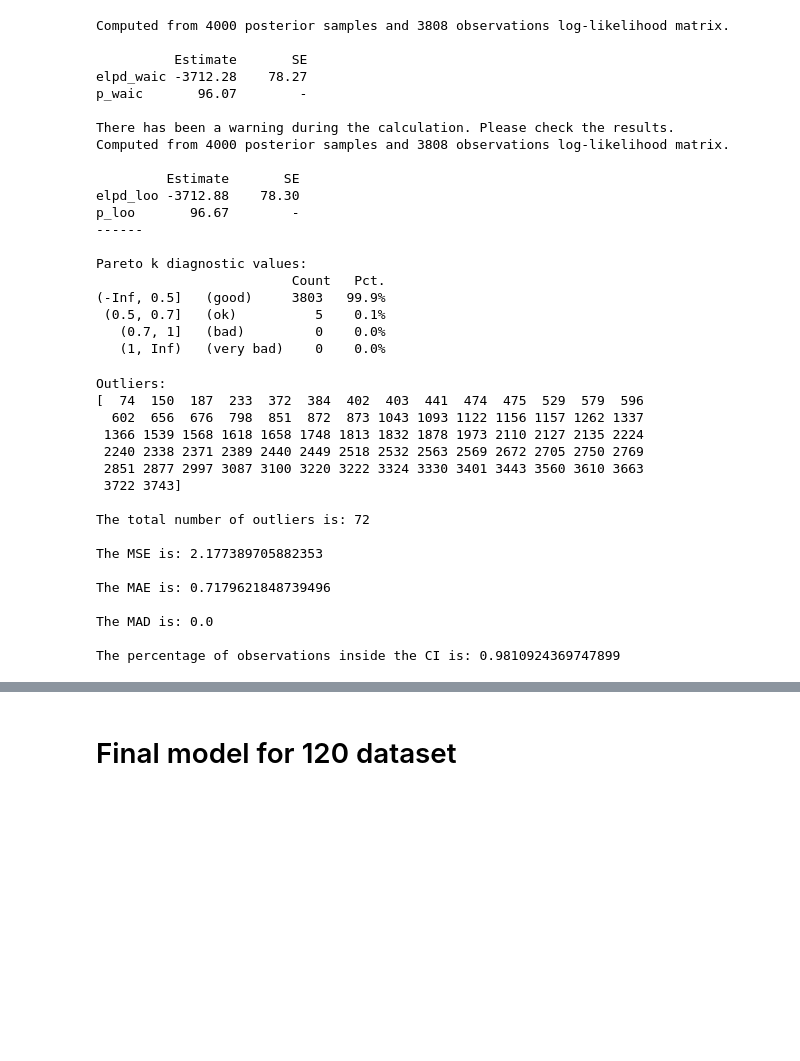
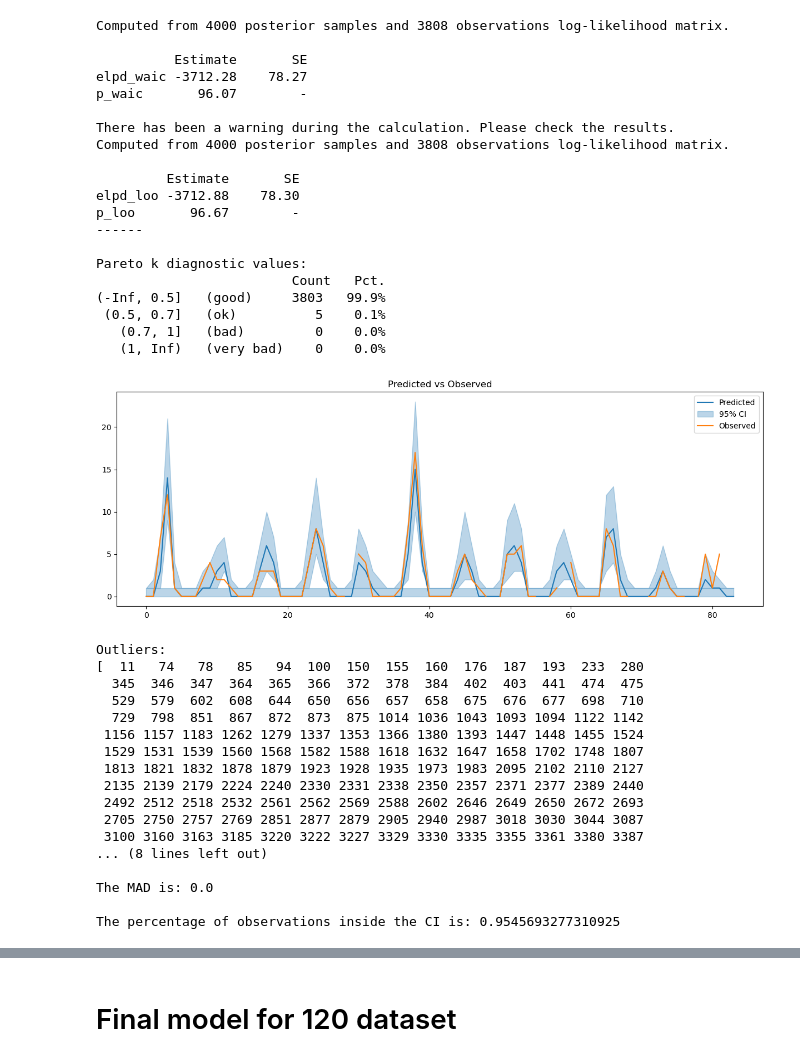
Before and after one commit to venanzjones/Bayesian_Project, a Jupyter notebook: main/Modello/Final_Models.ipynb, the cells around one changed output, grey strips where cells are left out. Saved outputs shown, nothing was run; the diff lists cells and outputs as text; code cells hidden in the pictures; blank space fills up the shorter version.

```diff
--- a/main/Modello/Final_Models.ipynb
+++ b/main/Modello/Final_Models.ipynb
@@ -152,6 +147,25 @@ Pareto k diagnostic values:
    (1, Inf)   (very bad)    0    0.0%
 # %%
 alpha = 0.05
-y_pred, metrics = post_pred.predict(CI=True,
-                                       alpha = alpha,
-                                       error_metrics = True)
+y_pred, metrics = post_pred.predict(error_metrics=True)
+# %%
+y_pred_temp = post_pred.posterior.y_pred.stack(sample=("chain", "draw"))
+y_pred_temp_miss = post_pred.posterior.y_pred_miss.stack(sample=("chain", "draw"))
+
+pred_list_obs = [[] for i in range(0,len(idx_obs))]
+idx_temp = np.where(post_pred.posterior.y_pred > 0)
+for i in range(0,len(idx_obs)):
+    pred_list_obs[i].append(y_pred_temp[i].values[np.where(y_pred_temp[i].values > 0)])
+
+pred_list_miss = [[] for i in range(0,len(idx_miss))]
+idx_temp = np.where(post_pred.posterior.y_pred_miss > 0)
+for i in range(0,len(idx_miss)):
+    pred_list_miss[i].append(y_pred_temp_miss[i].values[np.where(y_pred_temp_miss[i].values > 0)]) #Non manca un miss?
+
+pred_list_obs = pd.Series(pred_list_obs, index=idx_obs)
+pred_list_miss = pd.Series(pred_list_miss, index=idx_miss)
+
+pred_list = pd.concat([pred_list_obs, pred_list_miss]).sort_index()
+
+pred_list_obs = pred_list_obs.reset_index(drop=True)
+pred_list_miss = pred_list_miss.reset_index(drop=True)
@@ -157,0 +208,16 @@ y_pred, metrics = post_pred.predict(CI=True,
+# %%
+station_num_to_plot = 1 # Change this to plot a different station, -1 to plot manually
+if station_num_to_plot != -1:
+    xx = np.arange(12*7*(station_num_to_plot-1), 12*7*station_num_to_plot)
+else:
+    xx = np.arange(1000, 1200) # Change this for the range of the manual choice
+plt.figure(figsize=(15, 5))
+plt.plot(xx, y_pred.loc[xx, 'pred'], label='Predicted', color = 'C0')
+plt.fill_between(xx, y_star_low[xx], y_star_up[xx], color = 'C0', alpha=0.3, label=f'95% CI')
+plt.fill_between(xx, np.zeros(len(xx)), np.zeros(len(xx))+1,color = 'C0', alpha=0.3)
+plt.plot(xx, Y_data[xx], label='Observed', color = 'C1')
+plt.legend()
+plt.title('Predicted vs Observed')
+plt.show()
+# %% [output]
+[figure, added]
@@ -158,26 +227,26 @@ y_pred, metrics = post_pred.predict(CI=True,
 # %%
-y_obs, residuals, mse, mae, mad, outliers, percentage_inside = metrics.values()
+y_obs, residuals, mse, mae, mad = metrics.values()
 print(f'Outliers:\n{outliers}\n')
 print(f'The total number of outliers is: {len(outliers)}\n')
 print(f'The MSE is: {mse}\n')
 print(f'The MAE is: {mae}\n')
 print(f'The MAD is: {mad}\n')
-print(f'The percentage of observations inside the CI is: {percentage_inside}\n')
+print(f'The percentage of observations inside the CI is: {percentage_inside_CI}\n')
 # %% [output]
 Outliers:
-[  74  150  187  233  372  384  402  403  441  474  475  529  579  596
-  602  656  676  798  851  872  873 1043 1093 1122 1156 1157 1262 1337
- 1366 1539 1568 1618 1658 1748 1813 1832 1878 1973 2110 2127 2135 2224
- 2240 2338 2371 2389 2440 2449 2518 2532 2563 2569 2672 2705 2750 2769
- 2851 2877 2997 3087 3100 3220 3222 3324 3330 3401 3443 3560 3610 3663
- 3722 3743]
-
-The total number of outliers is: 72
-
-The MSE is: 2.177389705882353
-
-The MAE is: 0.7179621848739496
+[  11   74   78   85   94  100  150  155  160  176  187  193  233  280
+  345  346  347  364  365  366  372  378  384  402  403  441  474  475
+  529  579  602  608  644  650  656  657  658  675  676  677  698  710
+  729  798  851  867  872  873  875 1014 1036 1043 1093 1094 1122 1142
+ 1156 1157 1183 1262 1279 1337 1353 1366 1380 1393 1447 1448 1455 1524
+ 1529 1531 1539 1560 1568 1582 1588 1618 1632 1647 1658 1702 1748 1807
+ 1813 1821 1832 1878 1879 1923 1928 1935 1973 1983 2095 2102 2110 2127
+ 2135 2139 2179 2224 2240 2330 2331 2338 2350 2357 2371 2377 2389 2440
+ 2492 2512 2518 2532 2561 2562 2569 2588 2602 2646 2649 2650 2672 2693
+ 2705 2750 2757 2769 2851 2877 2879 2905 2940 2987 3018 3030 3044 3087
+ 3100 3160 3163 3185 3220 3222 3227 3329 3330 3335 3355 3361 3380 3387
+... (8 lines left out)
 
 The MAD is: 0.0
 
-The percentage of observations inside the CI is: 0.9810924369747899
+The percentage of observations inside the CI is: 0.9545693277310925
```
Also changed, not shown: parts of 6 cells of this notebook, 5 other files.
